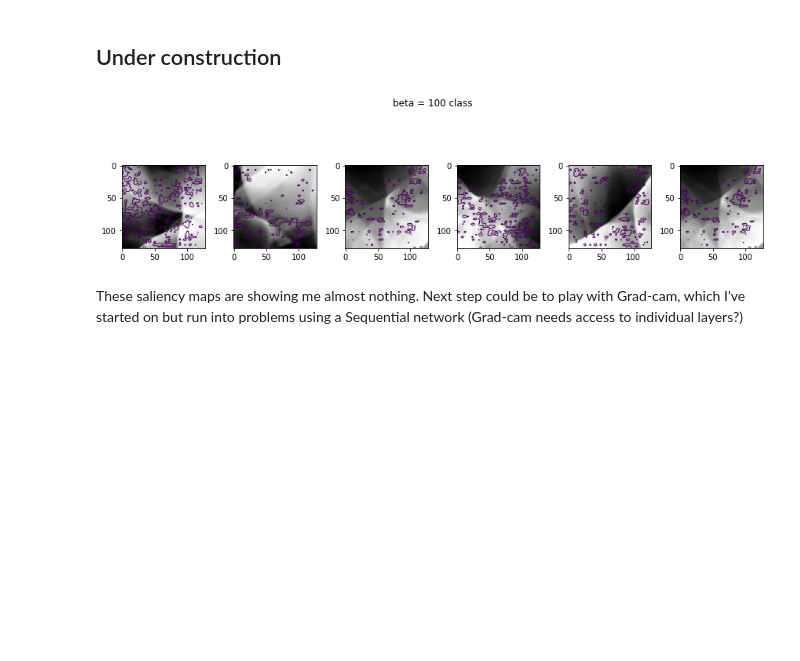
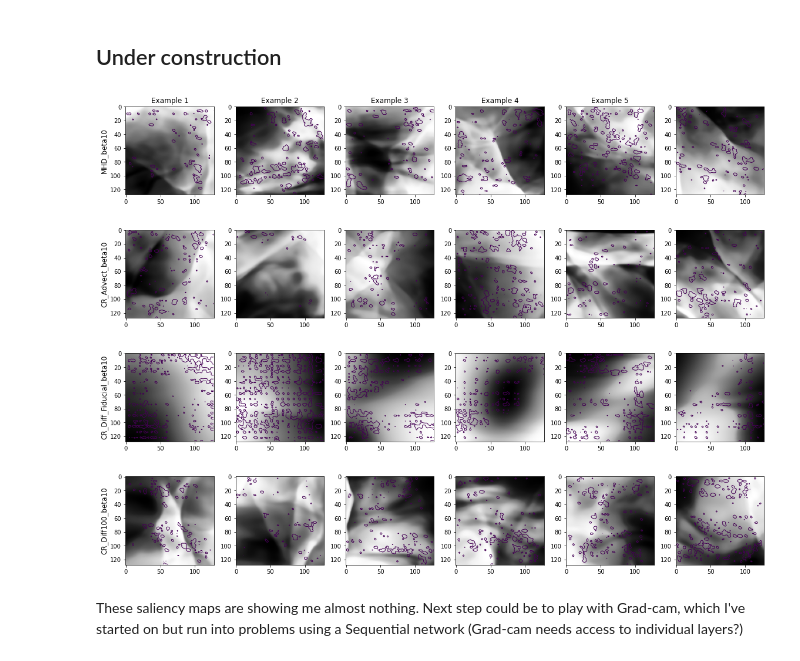
Before and after one commit to bustardchad/ML_Turb, a Jupyter notebook: train_CNN.ipynb, the cells around one changed output. Saved outputs shown, nothing was run; the diff lists cells and outputs as text; code cells hidden in the pictures; blank space fills up the shorter version.

```diff
--- a/train_CNN.ipynb
+++ b/train_CNN.ipynb
@@ -349,0 +444,6 @@ tracker_val = MetricTracker(metric_collection_val)
+# %%
+# load and preprocess data
+full_data = load_preprocess(config)
+
+# split into training, validation, and test sets
+train_dl, valid_dl, test_dl = split_data(config, full_data, check_representation=False)
@@ -439,10 +546,10 @@ model = nn.Sequential(
     nn.SiLU(),
     nn.AdaptiveAvgPool2d(4), # works with any input size
     nn.Flatten(),
-    nn.Linear(64*4*4,3)
+    nn.Linear(64*4*4,config.num_classes)
 )
 
-model.load_state_dict(torch.load('model_checkpoint.pt'))
+model.load_state_dict(torch.load(config.run_name+'_checkpoint.pt'))
 model.eval()
 # %% [output]
 Sequential(
@@ -467,7 +574,7 @@ from sklearn.metrics import confusion_matrix
 import seaborn as sn
 import pandas as pd
 
-classes = ["beta = 1", "beta = 10", "beta = 100"]
+classes = config.fileDirArr
 
 correct_pred = {classname: 0 for classname in classes}
 total_pred = {classname: 0 for classname in classes}
@@ -559,31 +667,41 @@ def saliency(image,label):
 
   return plt_image, filtered_saliency
 # %%
-fig, ax = plt.subplots(1, 6, figsize=(12,4))
-ctr = 0
-while (ctr < 6):
-  id = random.randint(0,30)
-  #for batch_images, batch_labels in valid_dl:
-  #  image = batch_images[id]    # Reshape them according to your needs.
-  #  label = batch_labels[id]
-  dataiter = iter(valid_dl)
-  images, labels = next(dataiter)
-  image = images[id]
-  label = labels[id]
-  if (label == 2):
-      plt_image, filtered_saliency = saliency(image,label)
-      # normalize the saliency by its max and plot only one or two levels in the middle range
-      filtered_saliency = filtered_saliency/np.max(filtered_saliency)
-      ax[ctr].imshow(plt_image,cmap='gray')
-      ax[ctr].contour(filtered_saliency,cmap='viridis', levels=[0.3], linewidths = 1)
-      ctr += 1
+n_examples = 6 # number of columns
+n_classes = 4 # number of rows
 
-plt.tight_layout()
-fig.suptitle("beta = 100 class")
+fig, axs = plt.subplots(n_classes, n_examples, figsize=(16,12))
+ctr = np.zeros(len(config.fileDirArr))
+
+# access a batch of labelled images
+dataiter = iter(valid_dl)
+images, labels = next(dataiter)
+
+# select n_example example images from each class
+for i in range(0,n_classes):
+  images_to_plot = images[labels==i]
+  for j in range(0,n_examples):
+    plt_image, filtered_saliency = saliency(images_to_plot[j],i)
+    # normalize the saliency by its max and plot only one or two levels in the middle range
+    filtered_saliency = filtered_saliency/np.max(filtered_saliency)
+    axs[i,j].imshow(plt_image,cmap='gray')
+    axs[i,j].contour(filtered_saliency,cmap='viridis', levels=[0.4], linewidths = 1)
+
+cols = ['Example {}'.format(col) for col in range(1, n_examples)]
+rows = config.fileDirArr
+
+for ax, col in zip(axs[0], cols):
+    ax.set_title(col)
+
+for ax, row in zip(axs[:,0], rows):
+    ax.set_ylabel(row, rotation=90, size='large')
+
+fig.tight_layout()
+#fig.suptitle("beta = 100 class")
 #fig.suptitle(f'Ground truth: {classes[label]}')
 plt.show()
 # %% [output]
-[figure, old version]
+[figure, new version]
 # %% [markdown]
 These saliency maps are showing me almost nothing. Next step could be to play with Grad-cam, which I've started on but run into problems using a Sequential network (Grad-cam needs access to individual layers?)
 # %%
```
Also changed, not shown: parts of 23 cells of this notebook.
